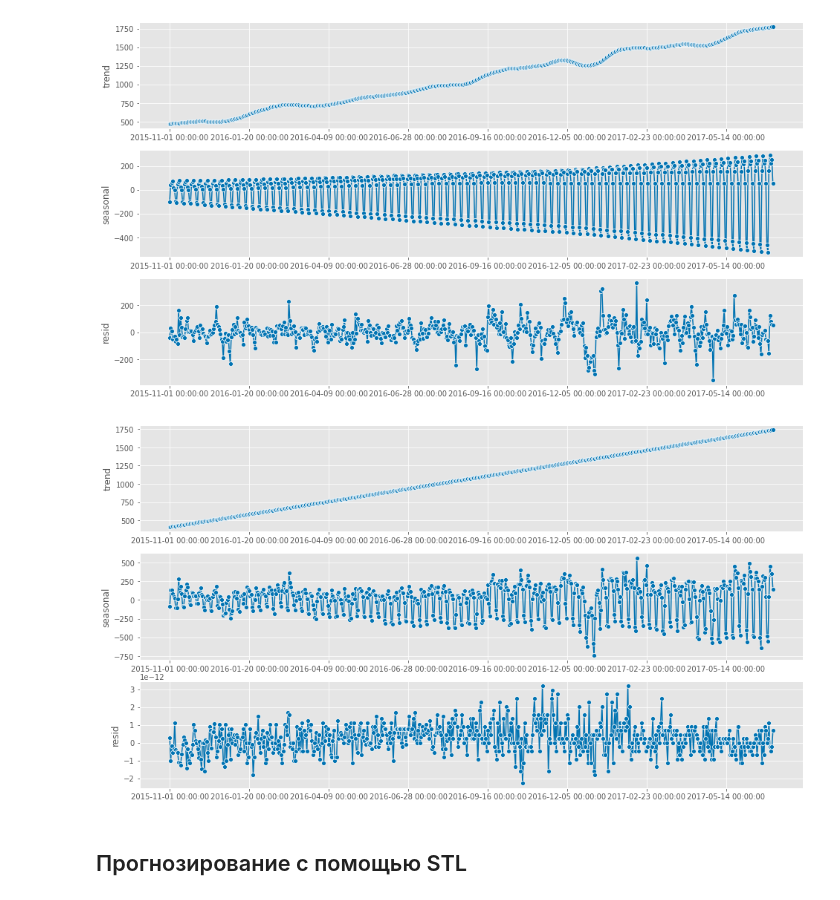
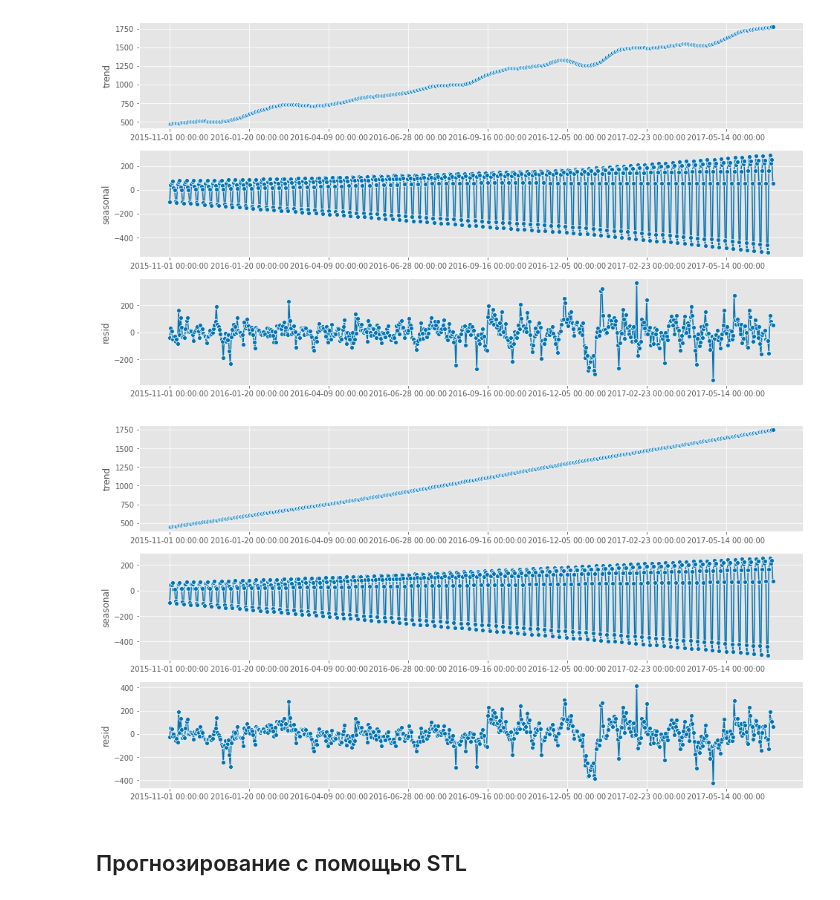
Before and after one commit to YuraBelyakov/time_series_ML, a Jupyter notebook: week02/week02.ipynb, the cells around one changed output. Saved outputs shown, nothing was run; the diff lists cells and outputs as text; code cells hidden in the pictures.

```diff
--- a/week02/week02.ipynb
+++ b/week02/week02.ipynb
@@ -99,10 +110,10 @@ compose(y_traffic,transformer)
 [figure]
 # %%
 from sktime.transformations.series.detrend import STLTransformer
-transformer = STLTransformer(sp=365, seasonal=367,trend=367, return_components=True)
+transformer = STLTransformer(sp=7, seasonal=367,trend=367, return_components=True)
 compose(y_traffic,transformer)
 # %% [output]
-[figure, old version]
+[figure, new version]
 # %% [markdown]
 ## Прогнозирование с помощью STL
 # %%
```
Also changed, not shown: parts of 13 cells of this notebook, 2 other files.
